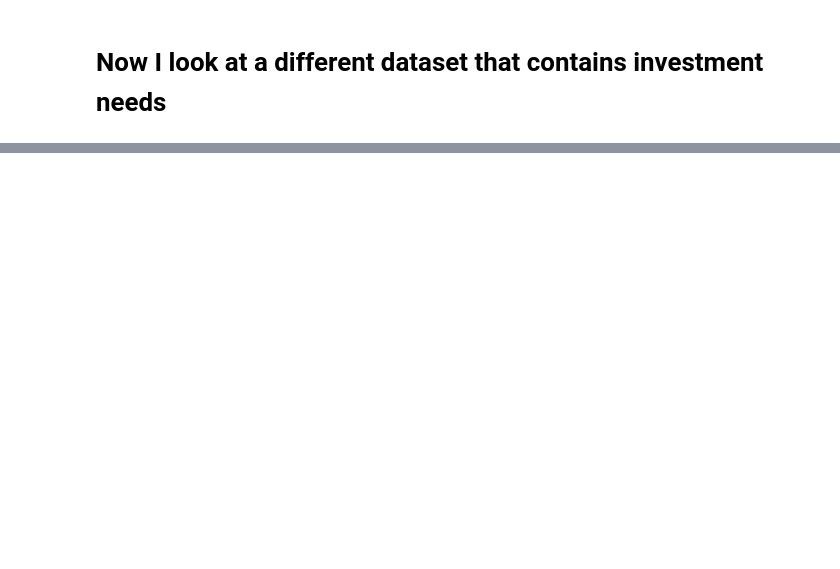
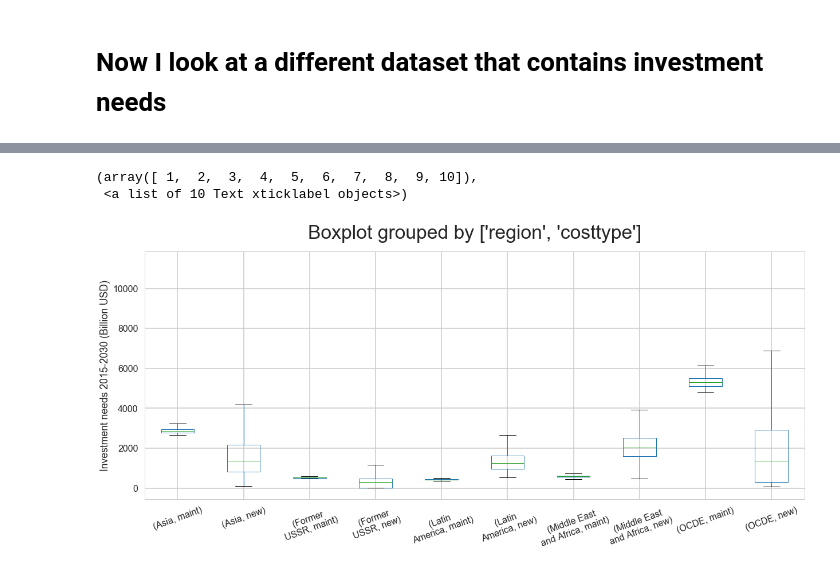
Before and after one commit to julierozenberg/infra_needs_analyses, a Jupyter notebook: cired_results_analysis_clean.ipynb, the cells around one changed output, grey strips where cells are left out. Cells and saved outputs as stored; diff of their text form; code cells hidden in the pictures; blank space fills up the shorter version.

```diff
--- a/cired_results_analysis_clean.ipynb
+++ b/cired_results_analysis_clean.ipynb
@@ -480,2 +732,0 @@ indexes_inv2 = ["costtype","transpmode","region"]
-# %%
-all_data = all_data.set_index(indexes_inv+indexes_inv2)
@@ -495,0 +745,6 @@ try1.describe()
+# %%
+all_data.columns.name = "columns"
+# %%
+all_data = all_data.stack().unstack("transpmode")
+all_data["allmodes"] = all_data.sum(axis=1)
+all_data = all_data.stack().unstack("columns")
@@ -495,0 +801,15 @@ try1.describe()
+# %%
+to_plot = all_data.disc_value.unstack("transpmode")["allmodes"].reset_index(level=["region","costtype"])
+to_plot["region"] = to_plot.region.replace({"MAF":"Middle East\nand Africa","LAM":"Latin\nAmerica","CIS":"Former\nUSSR","ASIA":"Asia"})
+# %%
+fig, ax = plt.subplots()
+to_plot.boxplot(by=["region","costtype"],ax=ax)
+fig.set_size_inches(20, 8)
+ax.set_xlabel("")
+ax.set_ylabel("Investment needs 2015-2030 (Billion USD)")
+ax.set_title("")
+plt.xticks(rotation=20)
+# %% [output]
+(array([ 1,  2,  3,  4,  5,  6,  7,  8,  9, 10]),
+ <a list of 10 Text xticklabel objects>)
+[figure, added]
```
Also changed, not shown: parts of 45 cells of this notebook.
